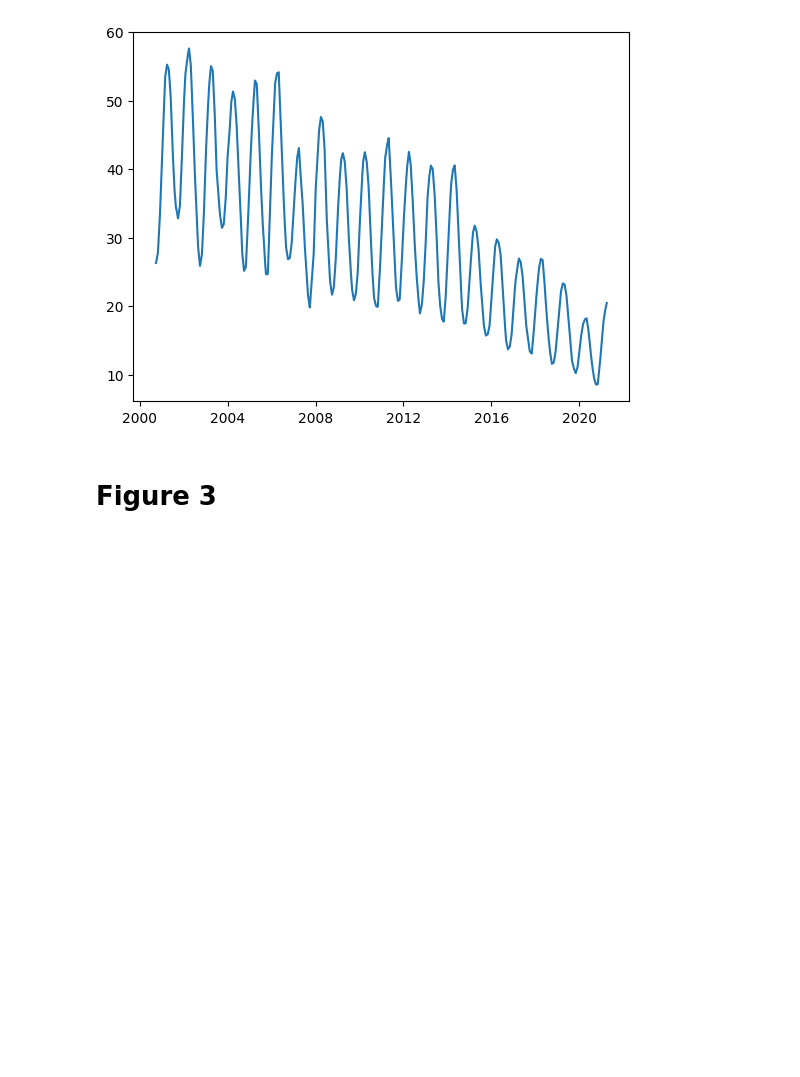
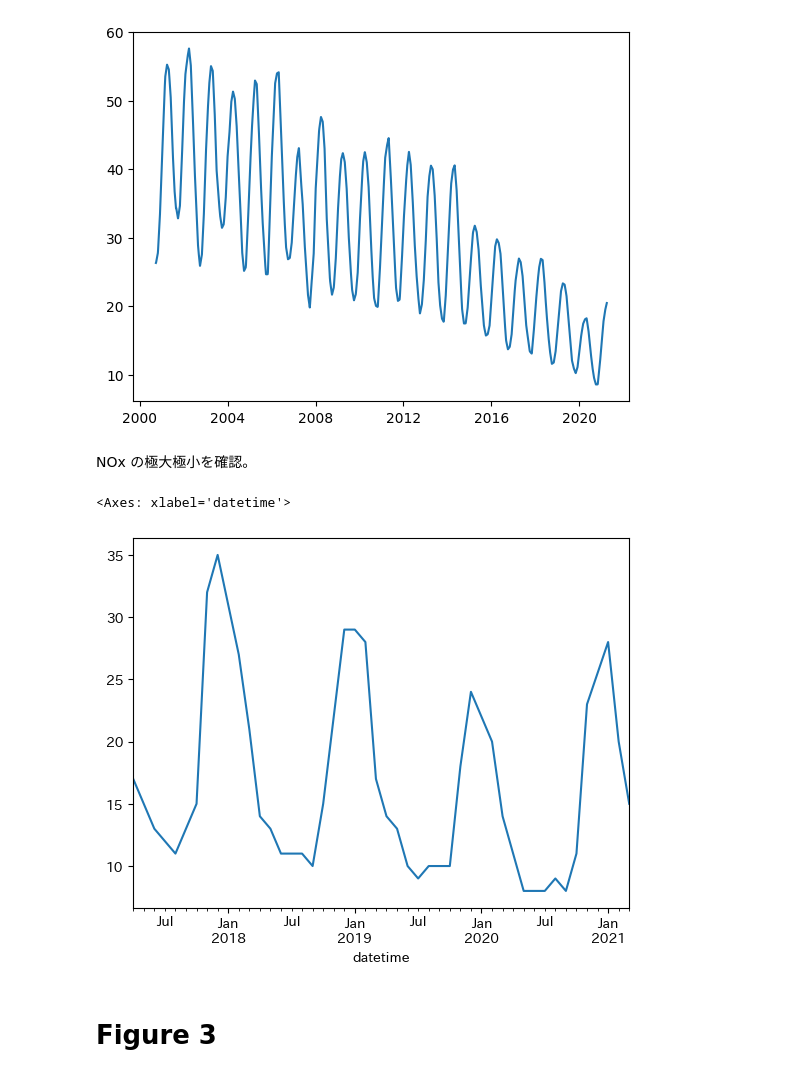
Before and after one commit to vitroid/KM2025, a Jupyter notebook: v4.ipynb, the cells around one changed output. Saved outputs shown, nothing was run; the diff lists cells and outputs as text; code cells hidden in the pictures; blank space fills up the shorter version.

```diff
--- a/v4.ipynb
+++ b/v4.ipynb
@@ -94,6 +94,13 @@ plt.plot(nox_rolling.index, nox_rolling["19206010"], label="NOX")
 # %% [output]
 [<matplotlib.lines.Line2D at 0x...>]
 [figure]
+# %% [markdown]
+NOx の極大極小を確認。
+# %%
+NOx["19206010"][-48:].plot()
+# %% [output]
+<Axes: xlabel='datetime'>
+[figure, added]
 # %%
 import scipy
 import numpy as np
```
Also changed, not shown: parts of 5 cells of this notebook.
